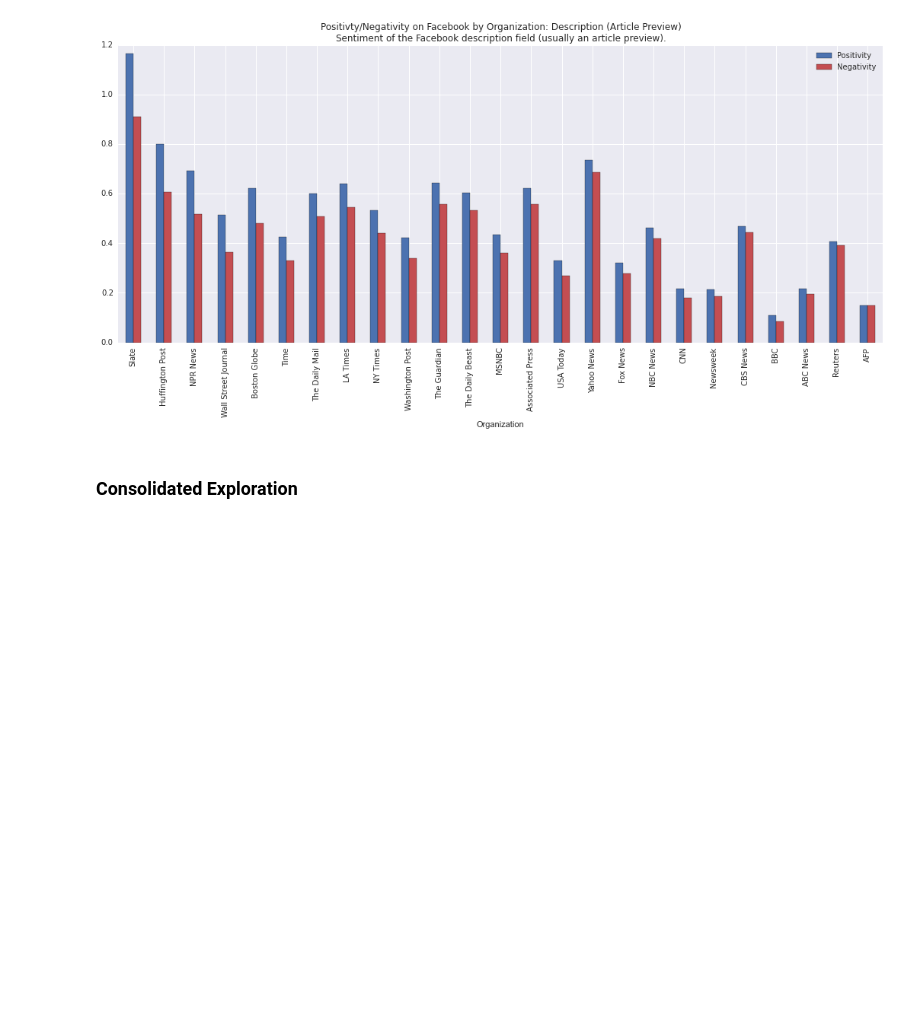
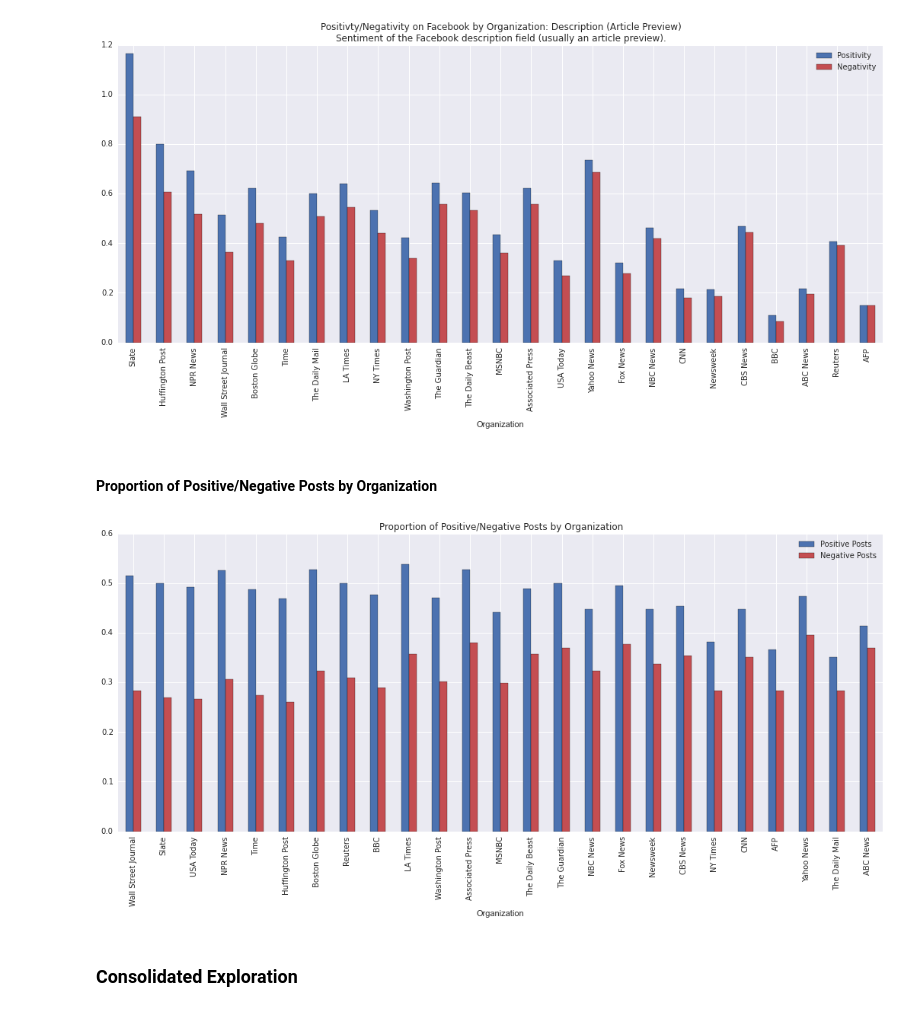
Before and after one commit to micahlanier/social-news, a Jupyter notebook: src/sentiment/sentimentExploration.ipynb, the cells around one changed output. Saved outputs shown, nothing was run; the diff lists cells and outputs as text; code cells hidden in the pictures; blank space fills up the shorter version.

Commit message:
Tweaked sentiment information

```diff
--- a/src/sentiment/sentimentExploration.ipynb
+++ b/src/sentiment/sentimentExploration.ipynb
@@ -329,5 +334,33 @@ for (k,s) in fbSentimentKeys.iteritems():
 [figure]
 [figure]
 [figure]
+# %% [markdown]
+#### Proportion of Positive/Negative Posts by Organization
+# %%
+# Extract date-sentiment information.
+orgClasses = postSentiments.ix[postSentiments['contentType'] == 'message',['orgName','class']]
+orgClasses['neg'] = (orgClasses['class'] == 'Negative')
+orgClasses['pos'] = (orgClasses['class'] == 'Positive')
+orgClasses['neu'] = (orgClasses['class'] == 'Neutral')
+del orgClasses['class']
+# Calculate sums.
+orgSents = orgClasses.groupby('orgName').aggregate(np.sum)
+orgSents['negProp'] = orgSents.neg / (orgSents.neg+orgSents.pos+orgSents.neu)
+orgSents['posProp'] = orgSents.pos / (orgSents.neg+orgSents.pos+orgSents.neu)
+# Reorder.
+orgSents['posNegDiff'] = orgSents['posProp'] - orgSents['negProp']
+orgSents.sort('posNegDiff',ascending=False,inplace=True)
+# %%
+# Data and plot.
+ax = orgSents.iloc[:,[4,3]].plot(kind='bar', color=[snsColorNeg,snsColorPos])
+ax.lines[0].remove()
+# Title and labels.
+ax.set_title('Proportion of Positive/Negative Posts by Organization')
+ax.set_xlabel('Organization')
+# Fix legends.
+plt.legend(['Positive Posts','Negative Posts'])
+pass
+# %% [output]
+[figure, added]
 # %% [markdown]
 ### Consolidated Exploration
```
Also changed, not shown: parts of 6 cells of this notebook.
